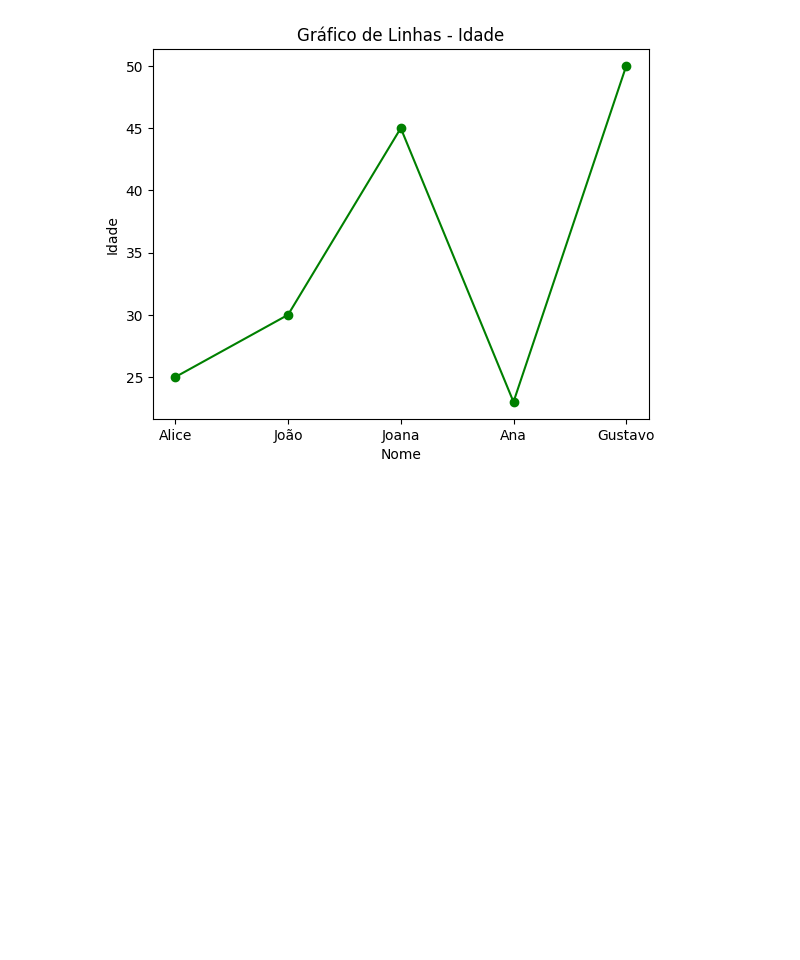
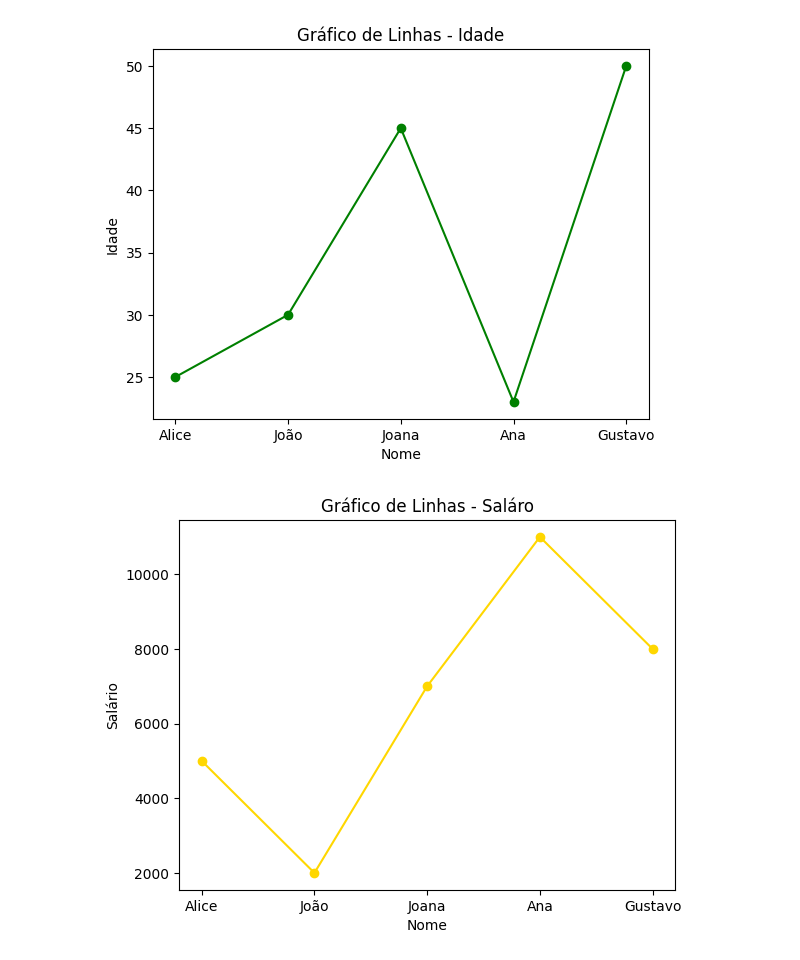
Before and after one commit to NatashaB-randao/AulasPython_EmbraerSocialTechCareers, a Jupyter notebook: Aulas/Jupyter/DadosPlotagem.ipynb, the cells around one changed output. Drawn from its saved outputs; the diff is of its cells as text; code cells hidden in the pictures; blank space fills up the shorter version.

Commit message:
Line Chart for Salary

```diff
--- a/Aulas/Jupyter/DadosPlotagem.ipynb
+++ b/Aulas/Jupyter/DadosPlotagem.ipynb
@@ -50,3 +50,13 @@ plt.ylabel('Idade')
 plt.show()
 # %% [output]
 [figure]
+# %%
+# Gráfico de Linhas para Salário
+
+plt.plot(df['Nome'], df['Salario'], marker='o', linestyle='-', color=('gold'))
+plt.title('Gráfico de Linhas - Saláro')
+plt.xlabel('Nome')
+plt.ylabel('Salário')
+plt.show()
+# %% [output]
+[figure, added]
```
